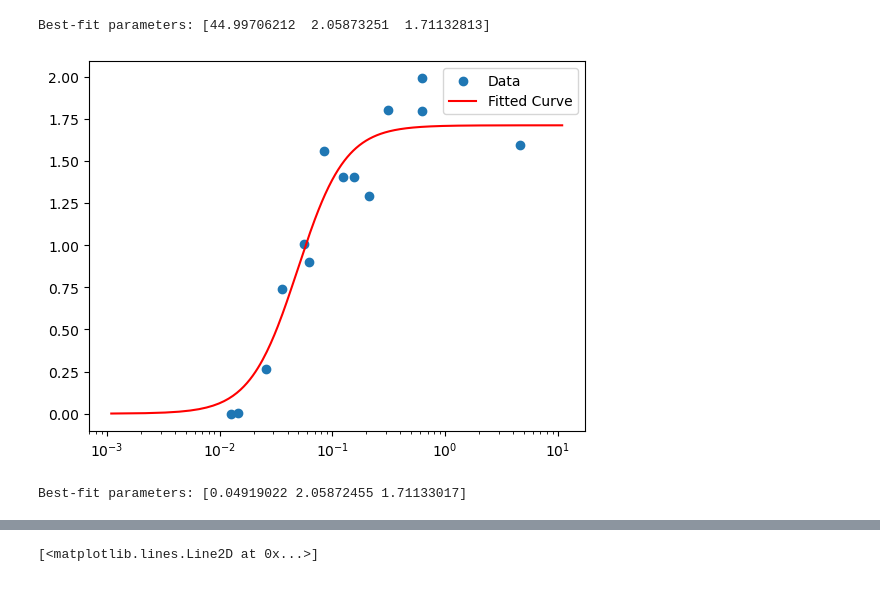
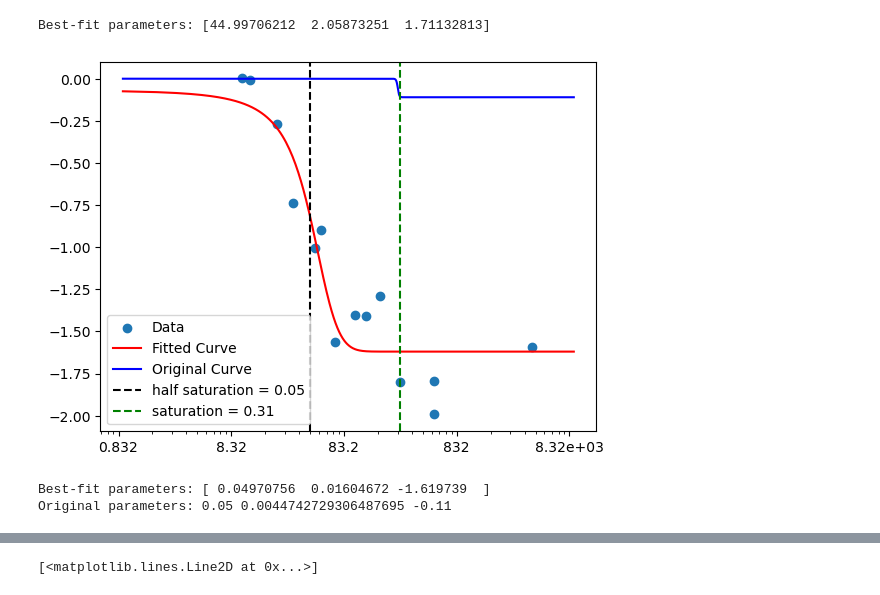
Before and after one commit to adulbrich/arousal-dynamics-model, a Jupyter notebook: sigmoid_fit.ipynb, the cells around one changed output, grey strips where cells are left out. Drawn from its saved outputs; the diff is of its cells as text; code cells hidden in the pictures.

```diff
--- a/sigmoid_fit.ipynb
+++ b/sigmoid_fit.ipynb
@@ -5,3 +5,16 @@ import matplotlib.pyplot as plt
 from scipy.interpolate import interp1d
 import sigmoid as models
 import constants
+# %%
+def sigmoid(x, b, c):
+    return 1 / (1 + np.exp((b-x) / c))
+
+import numpy as np
+x = np.linspace(-10, 10, 100)
+
+# inflection point at x = b, y = 0.5
+b = 0.5
+plt.plot(x, sigmoid(x, b, 0.2))
+plt.axvline(b, color='black', linestyle=':')
+plt.axhline(0.5, color='gray', linestyle='--')
+plt.show()
@@ -104,31 +119,45 @@ print("Best-fit parameters:", popt)
 Best-fit parameters: [44.99706212  2.05873251  1.71132813]
 # %%
 def sigmoid(x, b, c, d):
-    return (d / (1 + np.power(b / x, c)))
+    return d / (1 + np.exp((b-x) / c))
+    # return (d / (1 + np.power(b / x, c)))
 
 from scipy.optimize import curve_fit
 import pandas as pd
 import numpy as np
 
 df = pd.read_csv('data/hommes-gimenez-2015-m-illuminance-kss.csv')
 
 # Replace 'm_illuminance' and 'kss' with your actual column names
 x_data = df['m_illuminance'].values * 0.91 * 1.2013e-3
-y_data = df['delta_kss'].values
+y_data = -df['delta_kss'].values
 
 # x_data and y_data should be numpy arrays
 popt, pcov = curve_fit(sigmoid, x_data, y_data, p0=[1, 1, 1])  # p0: initial guesses
 
 x = np.linspace(1, 10000, 10000) * 0.91 * 1.2013e-3
 
 # popt contains the best-fit parameters
 plt.scatter(x_data, y_data, label='Data')
 plt.plot(x, sigmoid(x, *popt), color='red', label='Fitted Curve')
+plt.plot(x, sigmoid(x, 0.3, constants.S_C, constants.NU_LA), color='blue', label='Original Curve')
+plt.axvline(popt[0], color='black', linestyle='--', label=f'half saturation = {popt[0]:.2f}')
+saturation = popt[0] - popt[1] * np.log((1-0.95)/0.95)
+# saturation = constants.S_B - constants.S_C * np.log((1-0.95)/0.95)
+plt.axvline(saturation, color='green', linestyle='--', label=f'saturation = {saturation:.2f}')
+
+import matplotlib.ticker as mticker
+def to_mel(x, pos):
+    return f"{x / 1.2013e-3:.3g}"
+
 plt.xscale('log')
+plt.gca().xaxis.set_major_formatter(mticker.FuncFormatter(to_mel))
 plt.legend()
 plt.show()
 
 print("Best-fit parameters:", popt)
+print("Original parameters:", constants.S_B, constants.S_C, constants.NU_LA)
 # %% [output]
-[figure, old version]
+[figure, new version]
-Best-fit parameters: [0.04919022 2.05872455 1.71133017]
+Best-fit parameters: [ 0.04970756  0.01604672 -1.619739  ]
+Original parameters: 0.05 0.0044742729306487695 -0.11
```
Also changed, not shown: parts of 3 cells of this notebook, 2 other files.
